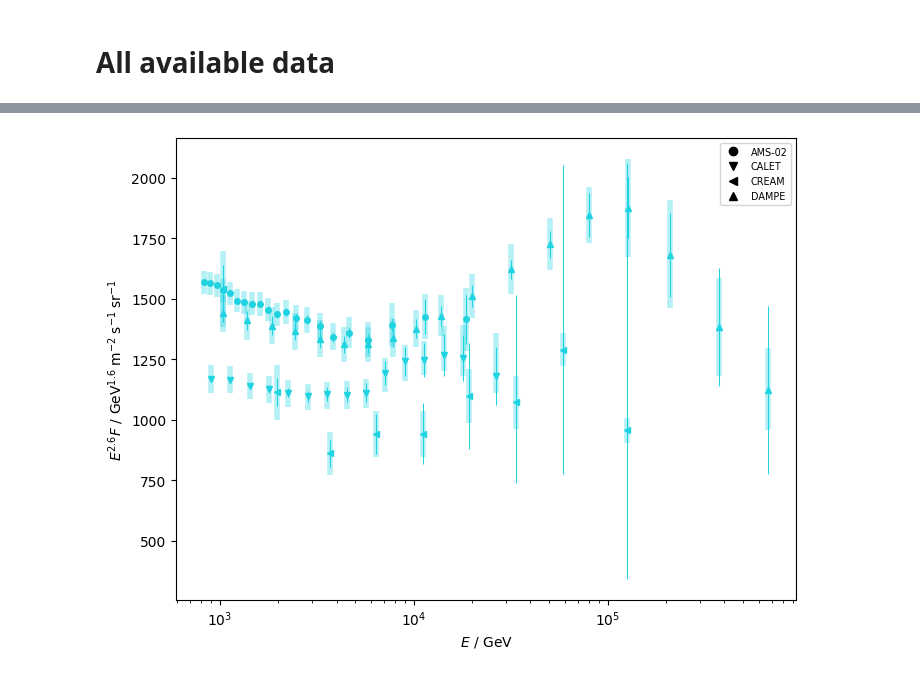
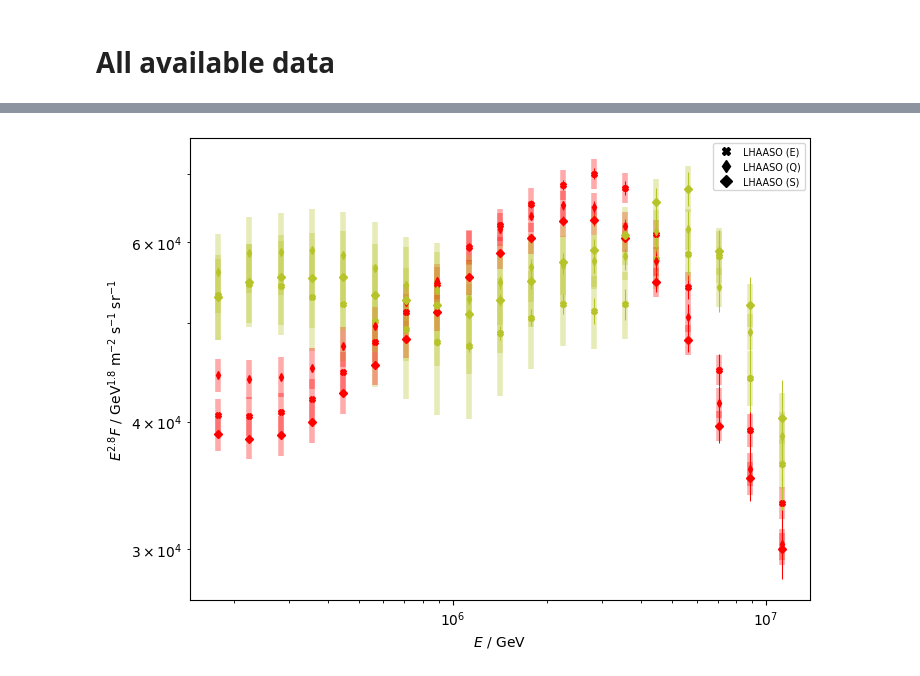
Before and after one commit to nj-vs-vh/EVA, a Jupyter notebook: data.ipynb, the cells around one changed output, grey strips where cells are left out. Drawn from its saved outputs; the diff is of its cells as text; code cells hidden in the pictures.

Commit message:
new data added (prelim)

```diff
--- a/data.ipynb
+++ b/data.ipynb
@@ -42,14 +45,6 @@ Failed to load Fe spectrum from Experiment(name='KASCADE-Grande (S)', filename_s
 # %%
-ALL = experiments.DIRECT + experiments.INDIRECT
-conf = DataConfig(
-    experiments_elements=list(experiments.DIRECT),
-    experiments_all_particle=[],
-    experiments_lnA=[],
-    elements=[Element.C],
-    elements_R_bounds=(1e2, 1e8),
-)
+conf = DataConfig(experiments_elements=[experiments.dampe])
 
 d = Data.load(conf, verbose=True)
-fig = d.plot(scale=2.6)
-fig.axes[0].set_yscale("linear")
+fig = d.plot(scale=2.8)
 # %% [output]
@@ -62,14 +59,12 @@ Failed to load C spectrum from Experiment(name='ISS-CREAM', filename_stem='ISS-C
 # %%
-ALL = experiments.DIRECT + experiments.INDIRECT
 conf = DataConfig(
-    experiments_elements=list(experiments.DIRECT),
-    experiments_all_particle=[],
-    experiments_lnA=[],
-    elements=[Element.O],
-    elements_R_bounds=(1e2, 1e8),
+    experiments_elements=[
+        experiments.lhaaso_epos,
+        experiments.lhaaso_qgsjet,
+        experiments.lhaaso_sibyll,
+    ]
 )
 
 d = Data.load(conf, verbose=True)
-fig = d.plot(scale=2.6)
-fig.axes[0].set_yscale("linear")
+fig = d.plot(scale=2.8)
 # %% [output]
@@ -81 +88 @@ Failed to load O spectrum from Experiment(name='ISS-CREAM', filename_stem='ISS-C
-[figure, old version]
+[figure, new version]
```
Also changed, not shown: parts of 6 cells of this notebook, 17 other files.
